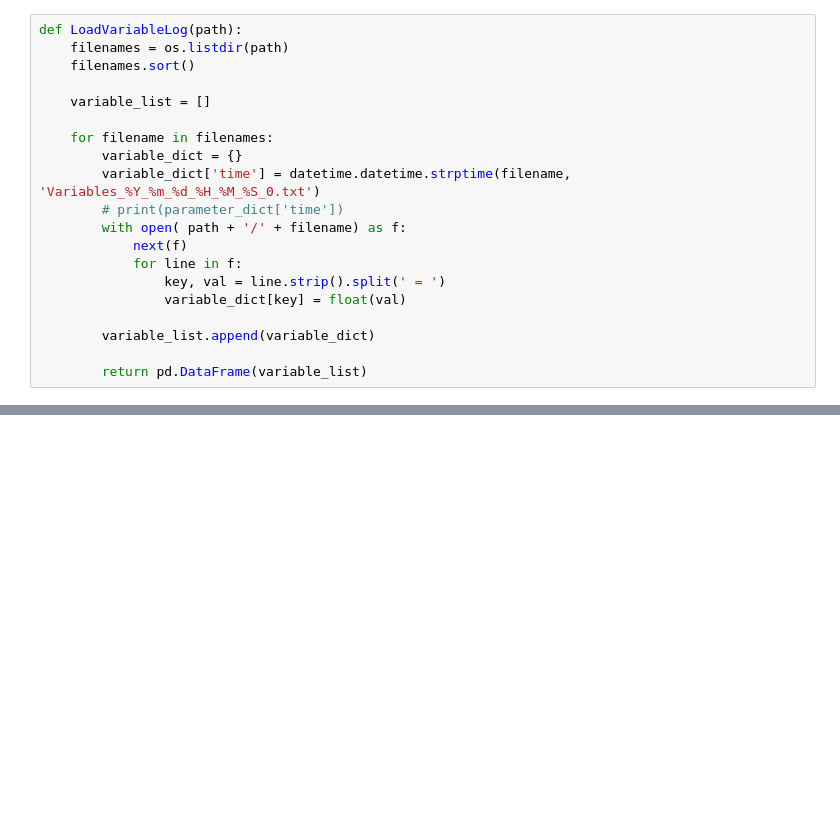
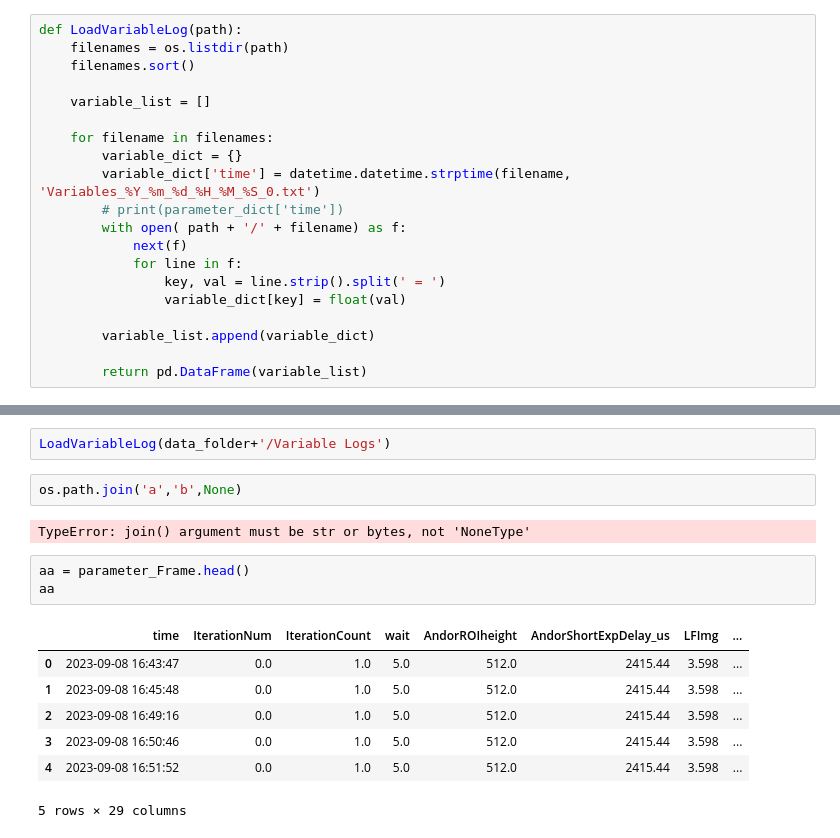
Before and after one commit to insommer/AnalysisCode, a Jupyter notebook: Applications/Coding Test.ipynb, the cells around one changed output, grey strips where cells are left out. Cells and saved outputs as stored; diff of their text form; blank space fills up the shorter version.

```diff
--- a/Applications/Coding Test.ipynb
+++ b/Applications/Coding Test.ipynb
@@ -656,0 +665,17 @@ LoadVariableLog(data_folder+'/Variable Logs')
+# %%
+LoadVariableLog(data_folder+'/Variable Logs')
+# %%
+os.path.join('a','b',None)
+# %% [output]
+TypeError: join() argument must be str or bytes, not 'NoneType'
+# %%
+aa = parameter_Frame.head()
+aa
+# %% [output]
+|  | time | IterationNum | IterationCount | wait | AndorROIheight | AndorShortExpDelay_us | LFImg | ... |
+| 0 | 2023-09-08 16:43:47 | 0.0 | 1.0 | 5.0 | 512.0 | 2415.44 | 3.598 | ... |
+| 1 | 2023-09-08 16:45:48 | 0.0 | 1.0 | 5.0 | 512.0 | 2415.44 | 3.598 | ... |
+| 2 | 2023-09-08 16:49:16 | 0.0 | 1.0 | 5.0 | 512.0 | 2415.44 | 3.598 | ... |
+| 3 | 2023-09-08 16:50:46 | 0.0 | 1.0 | 5.0 | 512.0 | 2415.44 | 3.598 | ... |
+| 4 | 2023-09-08 16:51:52 | 0.0 | 1.0 | 5.0 | 512.0 | 2415.44 | 3.598 | ... |
+5 rows × 29 columns
```
Also changed, not shown: parts of 147 cells of this notebook, 2 other files.
